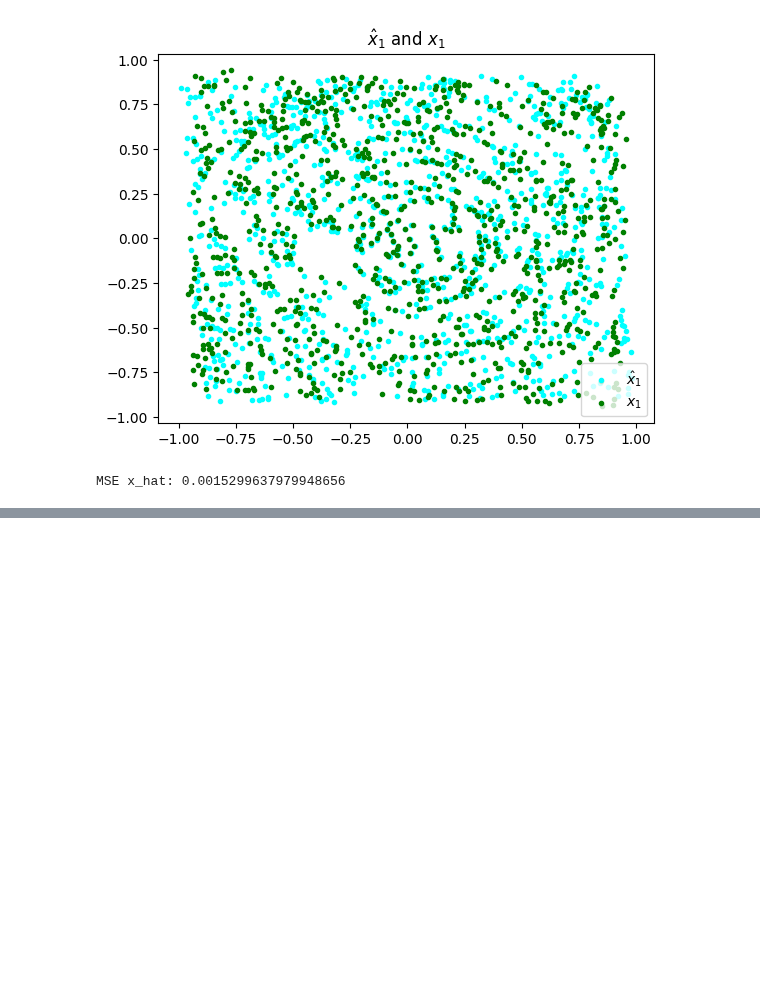
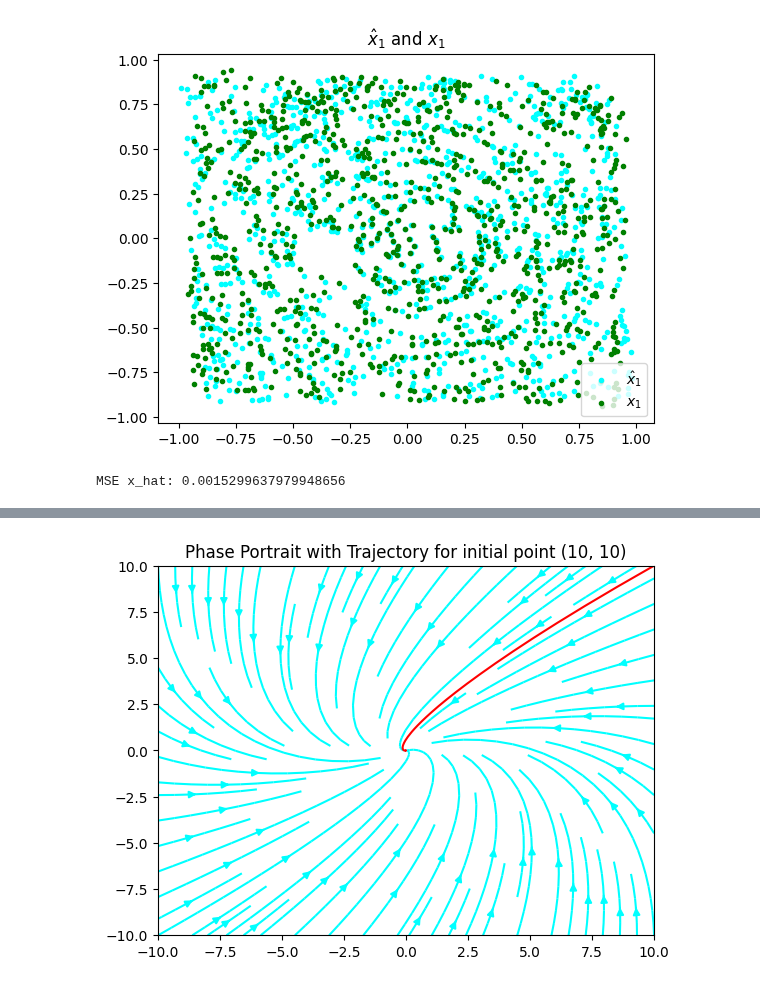
Before and after one commit to parimsuka/crowd-modeling-and-simulation, a Jupyter notebook: exercise5/2-linear-vectorfields/linear_vectorfields_showcase.ipynb, the cells around one changed output, grey strips where cells are left out. Cells and saved outputs as stored; diff of their text form; code cells hidden in the pictures; blank space fills up the shorter version.

Commit message:
Updated plotting of the phase plot with trajectory to fix mistake with the phase plot

```diff
--- a/exercise5/2-linear-vectorfields/linear_vectorfields_showcase.ipynb
+++ b/exercise5/2-linear-vectorfields/linear_vectorfields_showcase.ipynb
@@ -192,0 +153,21 @@ for t_end in t_end_values:
+# %%
+# Calculate Grid Points for the Phase Plot by multiplying the matrix A_hat with the grid coordinates
+p_min = -10
+p_max = 10
+stepcount = 100j
+
+ys, xs = np.mgrid[p_min:p_max:stepcount, p_min:p_max:stepcount]
+
+XY = np.empty((2, xs.size))
+XY[0, :] = xs.flatten()
+XY[1, :] = ys.flatten()
+
+UV = lvfa.A_hat @ XY
+U = UV[0, :].reshape(xs.shape)
+V = UV[1, :].reshape(ys.shape)
+# %%
+# Plot the things
+util.stream_plot(xs, ys, U, V, plot_start_point_results[0,0,:], plot_start_point_results[0,1,:], title=f"Phase Portrait with Trajectory for initial point ({initial_point[0]}, {initial_point[1]})")
+plt.show()
+# %% [output]
+[figure, added]
```
Also changed, not shown: parts of 5 cells of this notebook.
